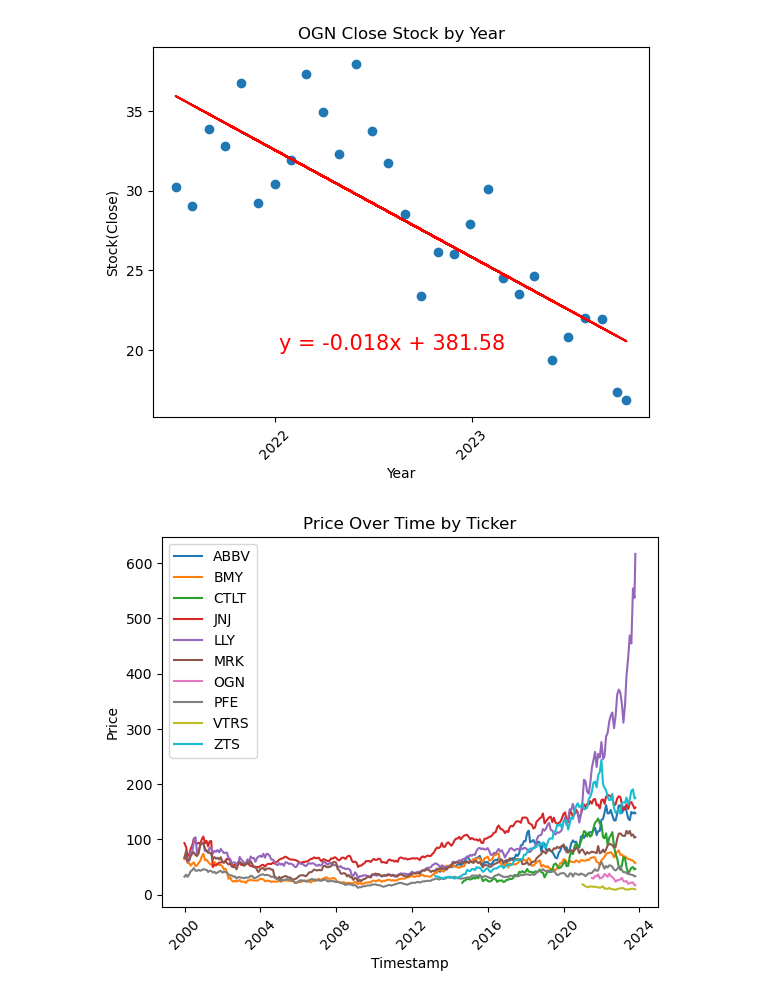
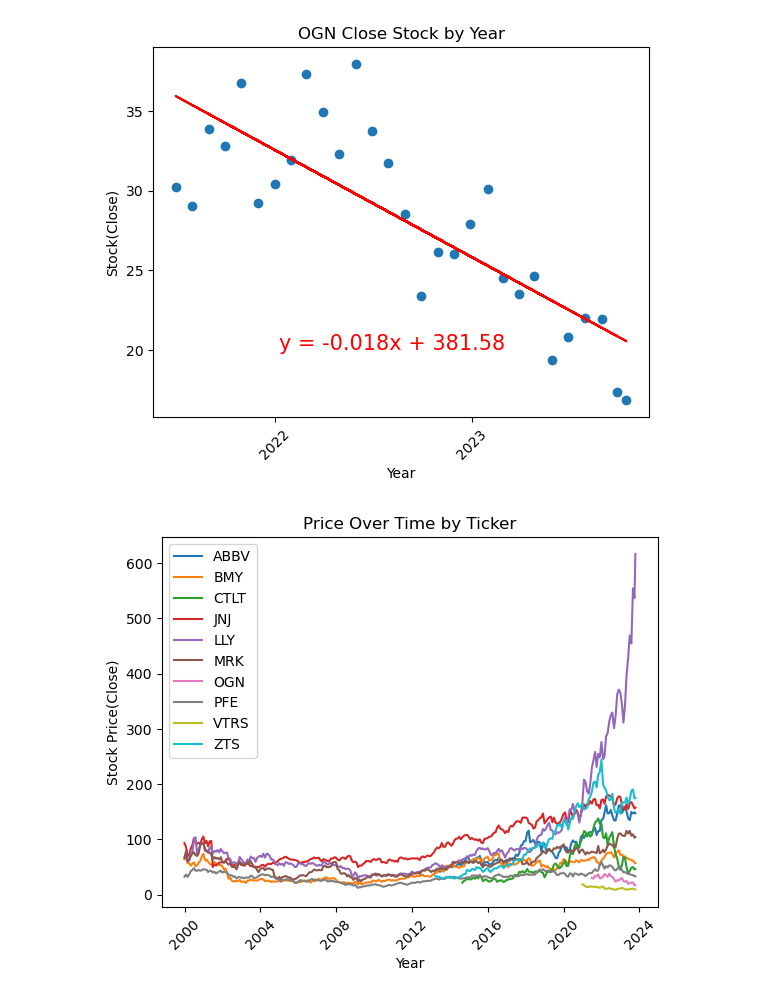
Before and after one commit to proctorsjackson/group_3_project_1, a Jupyter notebook: Project_1_Jackson_Code.ipynb, the cells around one changed output. Cells and saved outputs as stored; diff of their text form; code cells hidden in the pictures.

```diff
--- a/Project_1_Jackson_Code.ipynb
+++ b/Project_1_Jackson_Code.ipynb
@@ -139,13 +139,13 @@ plt.savefig("graphs/OGN_graph.png")
 # %%
 for ticker, group in merge_df.groupby('ticker'):
     plt.plot(group['timestamp'], group['close'], label=ticker)
 
-plt.xlabel('Timestamp')
-plt.ylabel('Price')
+plt.xlabel('Year')
+plt.ylabel('Stock Price(Close)')
 plt.title('Price Over Time by Ticker')
 plt.legend()
 plt.xticks(rotation=45)
 plt.savefig("graphs/linegraphalltime.png")
 # %% [output]
-[figure, old version]
+[figure, new version]
 # %%
```
Also changed, not shown: parts of 2 cells of this notebook, 3 other files.
